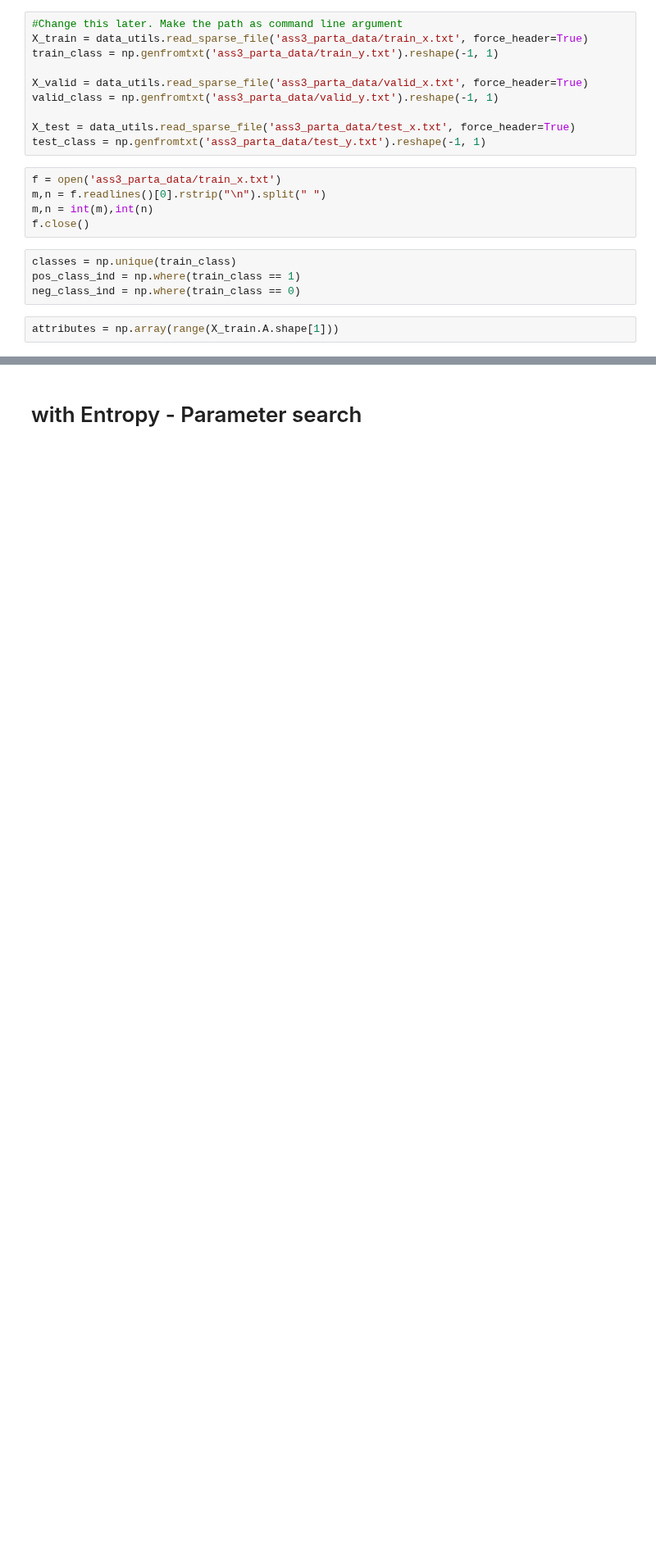
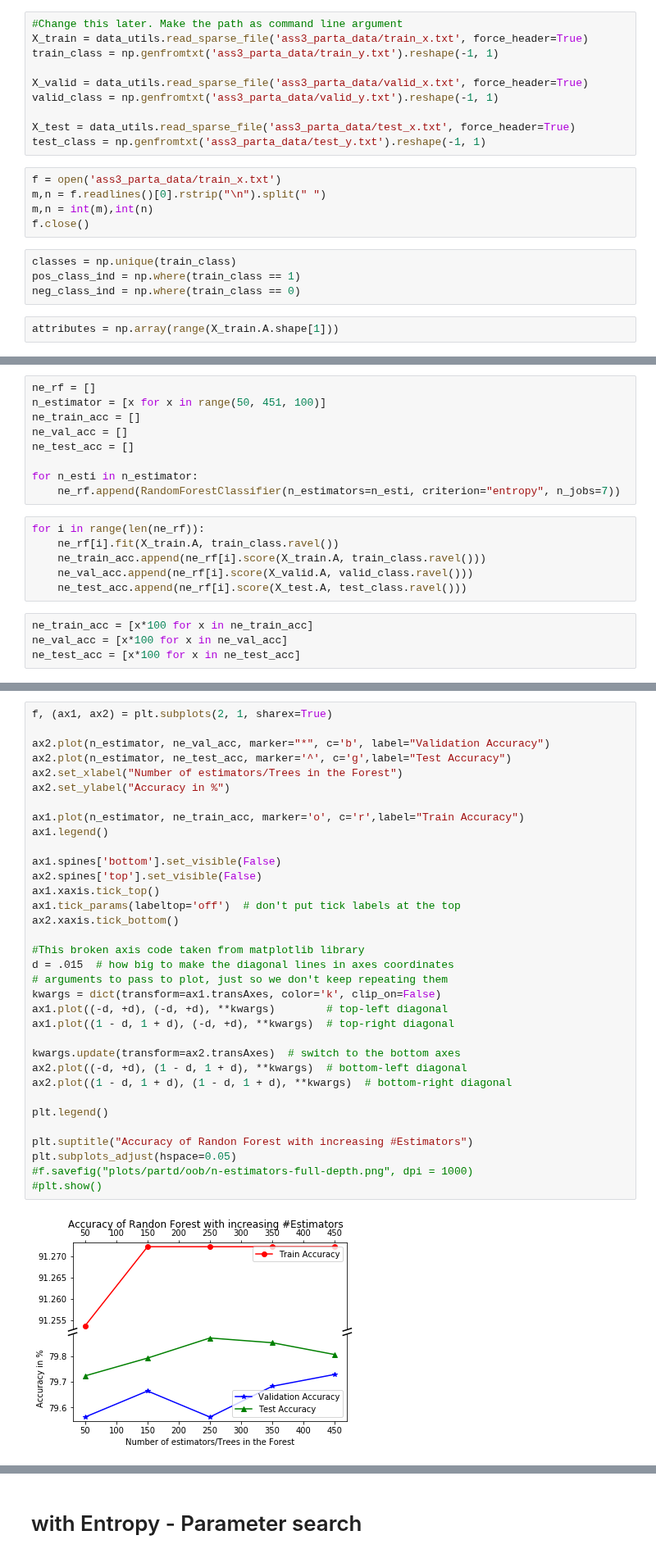
Before and after one commit to agarwal-ayushi/Machine-Learning-Assignments, a Jupyter notebook: Assignment3/partA/ques1cd-custom_score.ipynb, the cells around one changed output, grey strips where cells are left out. Shown at 82% size. Cells and saved outputs as stored; diff of their text form; blank space fills up the shorter version.

```diff
--- a/Assignment3/partA/ques1cd-custom_score.ipynb
+++ b/Assignment3/partA/ques1cd-custom_score.ipynb
@@ -30,0 +44,19 @@ attributes = np.array(range(X_train.A.shape[1]))
+# %%
+ne_rf = []
+n_estimator = [x for x in range(50, 451, 100)]
+ne_train_acc = []
+ne_val_acc = []
+ne_test_acc = []
+
+for n_esti in n_estimator:
+    ne_rf.append(RandomForestClassifier(n_estimators=n_esti, criterion="entropy", n_jobs=7))
+# %%
+for i in range(len(ne_rf)):
+    ne_rf[i].fit(X_train.A, train_class.ravel())
+    ne_train_acc.append(ne_rf[i].score(X_train.A, train_class.ravel()))
+    ne_val_acc.append(ne_rf[i].score(X_valid.A, valid_class.ravel()))
+    ne_test_acc.append(ne_rf[i].score(X_test.A, test_class.ravel()))
+# %%
+ne_train_acc = [x*100 for x in ne_train_acc]
+ne_val_acc = [x*100 for x in ne_val_acc]
+ne_test_acc = [x*100 for x in ne_test_acc]
@@ -30,0 +65,36 @@ attributes = np.array(range(X_train.A.shape[1]))
+# %%
+f, (ax1, ax2) = plt.subplots(2, 1, sharex=True)
+
+ax2.plot(n_estimator, ne_val_acc, marker="*", c='b', label="Validation Accuracy")
+ax2.plot(n_estimator, ne_test_acc, marker='^', c='g',label="Test Accuracy")
+ax2.set_xlabel("Number of estimators/Trees in the Forest")
+ax2.set_ylabel("Accuracy in %")
+
+ax1.plot(n_estimator, ne_train_acc, marker='o', c='r',label="Train Accuracy")
+ax1.legend()
+
+ax1.spines['bottom'].set_visible(False)
+ax2.spines['top'].set_visible(False)
+ax1.xaxis.tick_top()
+ax1.tick_params(labeltop='off')  # don't put tick labels at the top
+ax2.xaxis.tick_bottom()
+
+#This broken axis code taken from matplotlib library
+d = .015  # how big to make the diagonal lines in axes coordinates
+# arguments to pass to plot, just so we don't keep repeating them
+kwargs = dict(transform=ax1.transAxes, color='k', clip_on=False)
+ax1.plot((-d, +d), (-d, +d), **kwargs)        # top-left diagonal
+ax1.plot((1 - d, 1 + d), (-d, +d), **kwargs)  # top-right diagonal
+
+kwargs.update(transform=ax2.transAxes)  # switch to the bottom axes
+ax2.plot((-d, +d), (1 - d, 1 + d), **kwargs)  # bottom-left diagonal
+ax2.plot((1 - d, 1 + d), (1 - d, 1 + d), **kwargs)  # bottom-right diagonal
+
+plt.legend()
+
+plt.suptitle("Accuracy of Randon Forest with increasing #Estimators")
+plt.subplots_adjust(hspace=0.05)
+#f.savefig("plots/partd/oob/n-estimators-full-depth.png", dpi = 1000)
+#plt.show()
+# %% [output]
+[figure, added]
```
Also changed, not shown: parts of 53 cells of this notebook, 12 other files.
